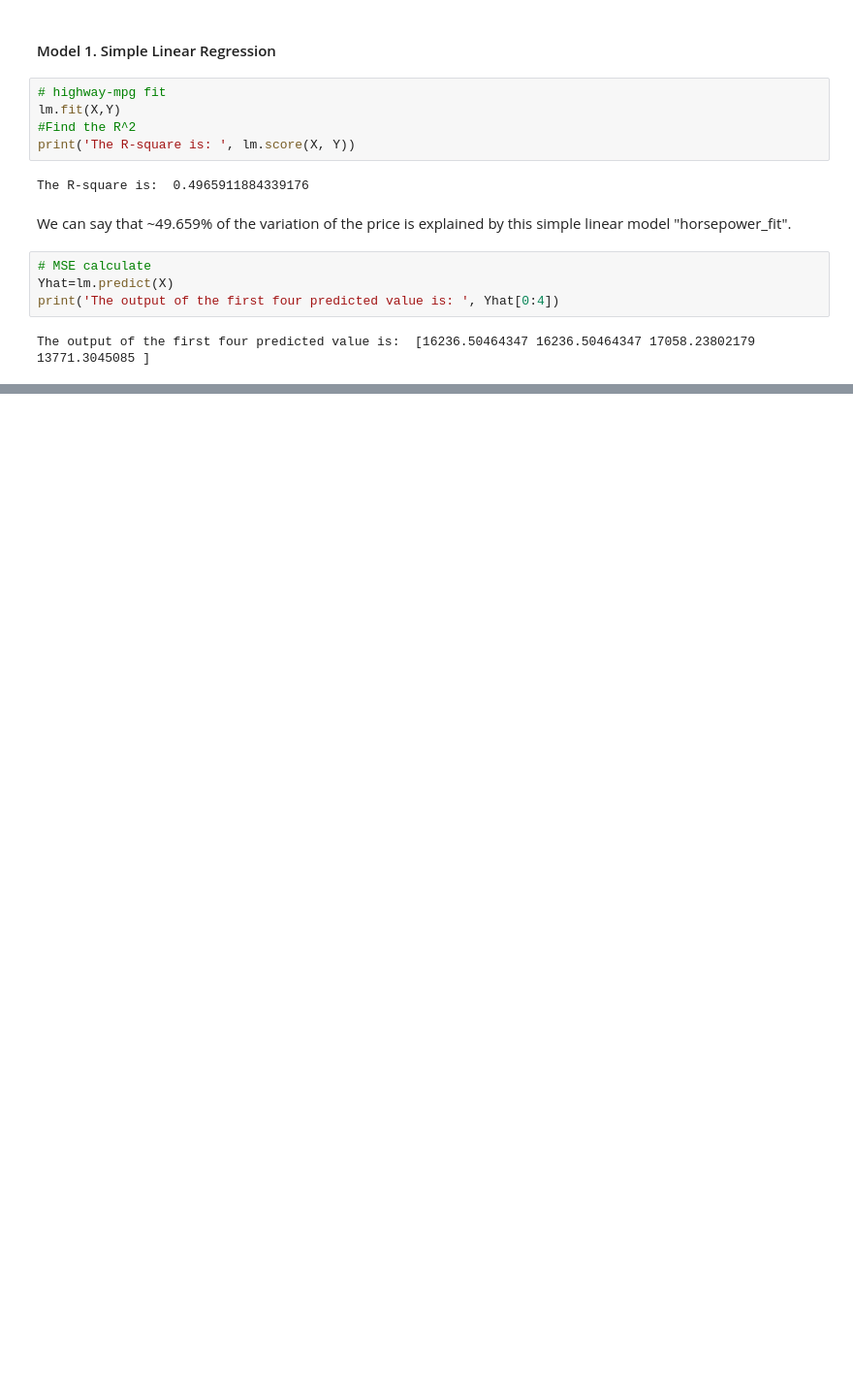
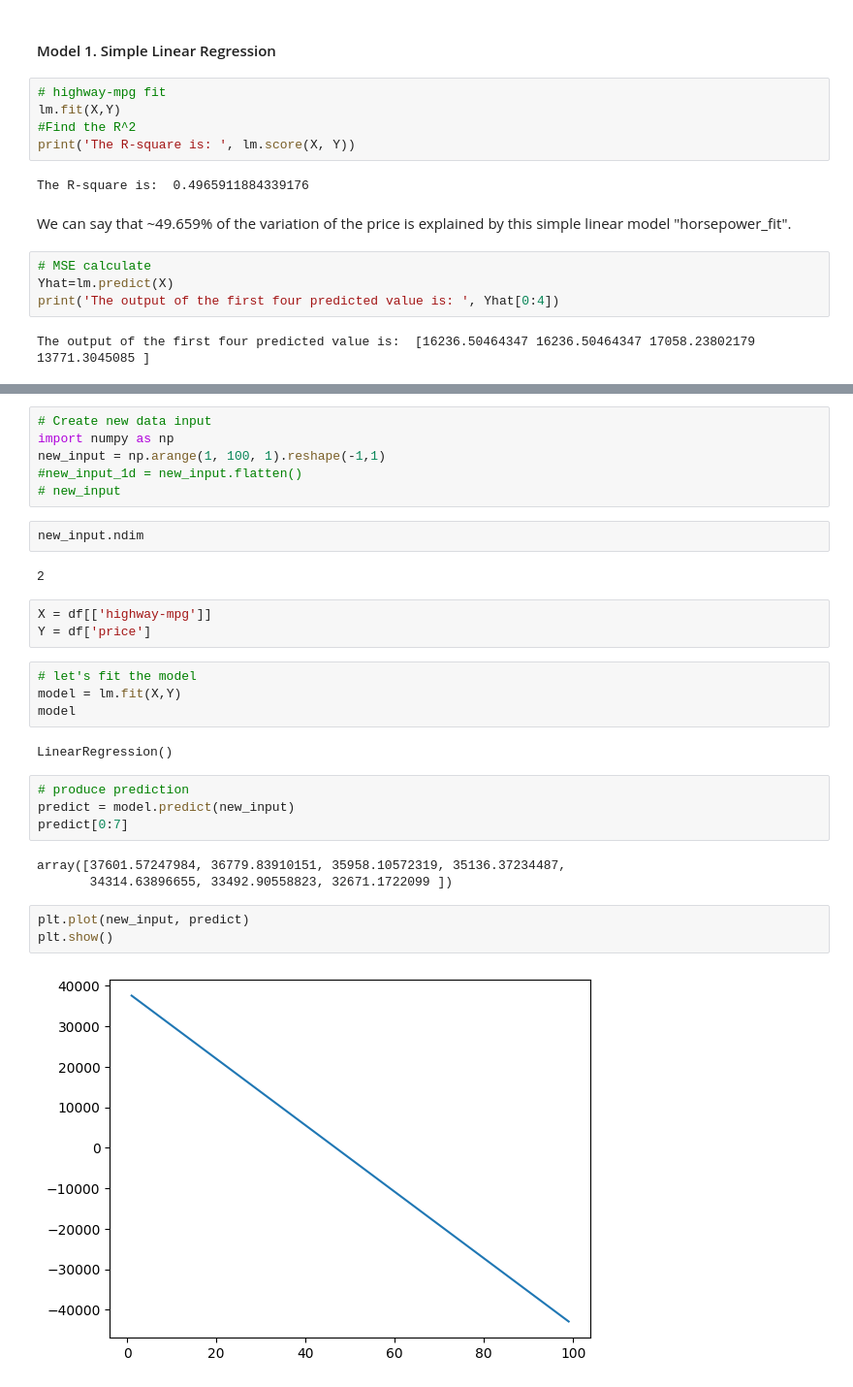
Before and after one commit to bedoo96/Machine-Learning, a Jupyter notebook: Hand_On_ML/CarPrediction/car_predict.ipynb, the cells around one changed output, grey strips where cells are left out. Shown at 97% size. Cells and saved outputs as stored; diff of their text form; blank space fills up the shorter version.

```diff
--- a/Hand_On_ML/CarPrediction/car_predict.ipynb
+++ b/Hand_On_ML/CarPrediction/car_predict.ipynb
@@ -459,0 +498,31 @@ from sklearn.metrics import mean_squared_error
+# %%
+# Create new data input
+import numpy as np
+new_input = np.arange(1, 100, 1).reshape(-1,1)
+#new_input_1d = new_input.flatten()
+# new_input
+# %%
+new_input.ndim
+# %% [output]
+2
+# %%
+X = df[['highway-mpg']]
+Y = df['price']
+# %%
+# let's fit the model
+model = lm.fit(X,Y)
+model
+# %% [output]
+LinearRegression()
+# %%
+# produce prediction
+predict = model.predict(new_input)
+predict[0:7]
+# %% [output]
+array([37601.57247984, 36779.83910151, 35958.10572319, 35136.37234487,
+       34314.63896655, 33492.90558823, 32671.1722099 ])
+# %%
+plt.plot(new_input, predict)
+plt.show()
+# %% [output]
+[figure, added]
```
Also changed, not shown: parts of 17 cells of this notebook.
